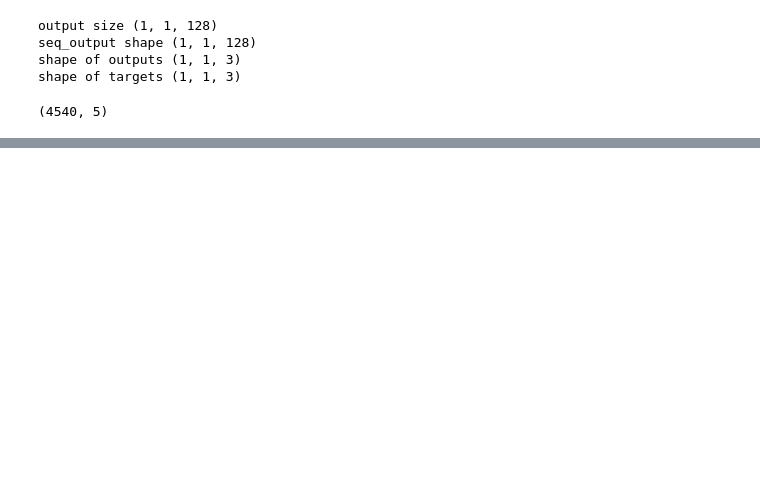
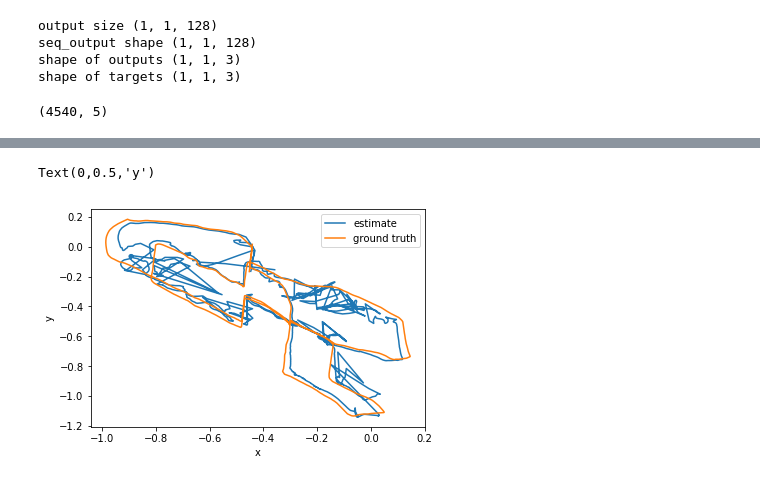
Before and after one commit to gagkhan/deep_visual_odometry, a Jupyter notebook: Training_RNN.ipynb, the cells around one changed output, grey strips where cells are left out. Saved outputs shown, nothing was run; the diff lists cells and outputs as text; code cells hidden in the pictures; blank space fills up the shorter version.

```diff
--- a/Training_RNN.ipynb
+++ b/Training_RNN.ipynb
@@ -107,0 +126,10 @@ plt.show()
+# %%
+l = 4540
+plt.plot(predictions[0:l,0],predictions[0:l,1],label = 'estimate')
+plt.plot(targets[0:l,0],targets[0:l,1],label = 'ground truth')
+plt.legend()
+plt.xlabel('x')
+plt.ylabel('y')
+# %% [output]
+Text(0,0.5,'y')
+[figure, added]
```
Also changed, not shown: parts of 13 cells of this notebook, 2 other files.
